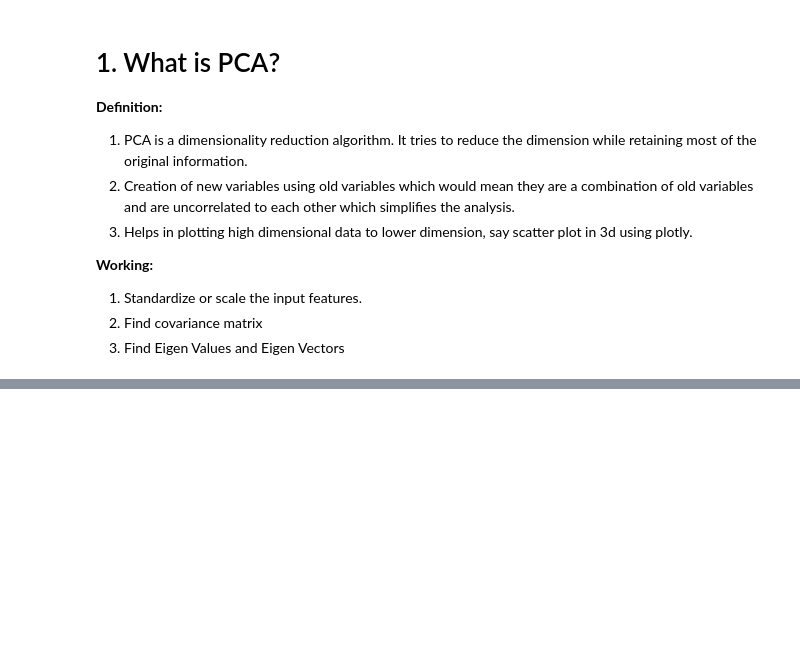
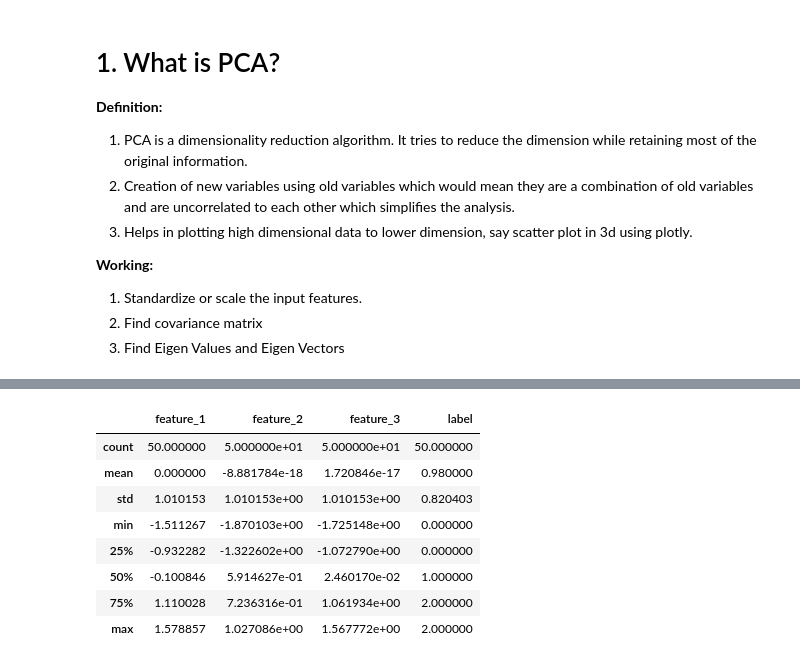
Before and after one commit to ROHIT318/python-practice, a Jupyter notebook: ml-implementation/pca.ipynb, the cells around one changed output, grey strips where cells are left out. Drawn from its saved outputs; the diff is of its cells as text; code cells hidden in the pictures; blank space fills up the shorter version.

```diff
--- a/ml-implementation/pca.ipynb
+++ b/ml-implementation/pca.ipynb
@@ -29,0 +64,12 @@ input_df.describe()
+# %%
+scaled_df.describe()
+# %% [output]
+|  | feature_1 | feature_2 | feature_3 | label |
+| count | 50.000000 | 5.000000e+01 | 5.000000e+01 | 50.000000 |
+| mean | 0.000000 | -8.881784e-18 | 1.720846e-17 | 0.980000 |
+| std | 1.010153 | 1.010153e+00 | 1.010153e+00 | 0.820403 |
+| min | -1.511267 | -1.870103e+00 | -1.725148e+00 | 0.000000 |
+| 25% | -0.932282 | -1.322602e+00 | -1.072790e+00 | 0.000000 |
+| 50% | -0.100846 | 5.914627e-01 | 2.460170e-02 | 1.000000 |
+| 75% | 1.110028 | 7.236316e-01 | 1.061934e+00 | 2.000000 |
+| max | 1.578857 | 1.027086e+00 | 1.567772e+00 | 2.000000 |
```
Also changed, not shown: parts of 8 cells of this notebook.
